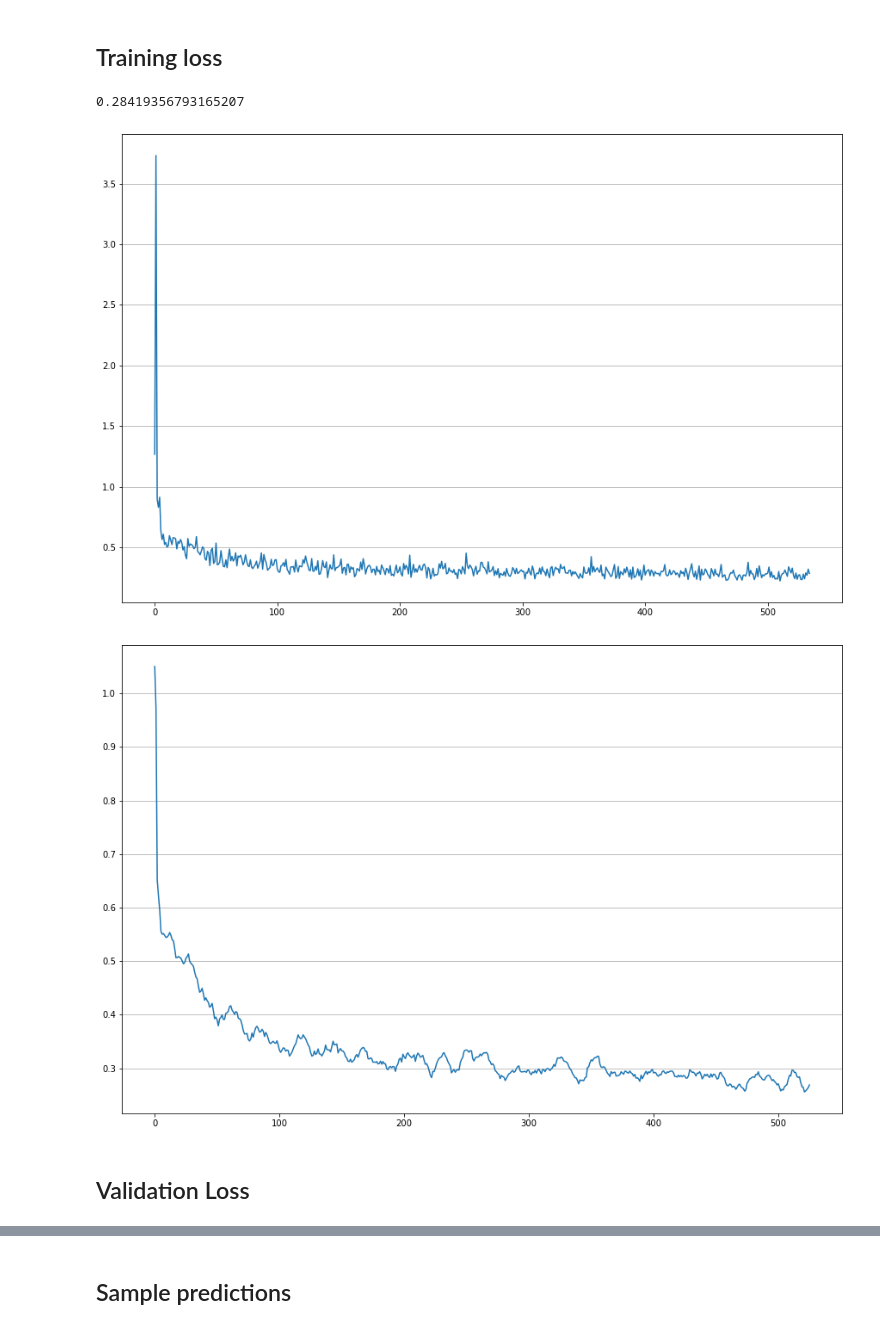
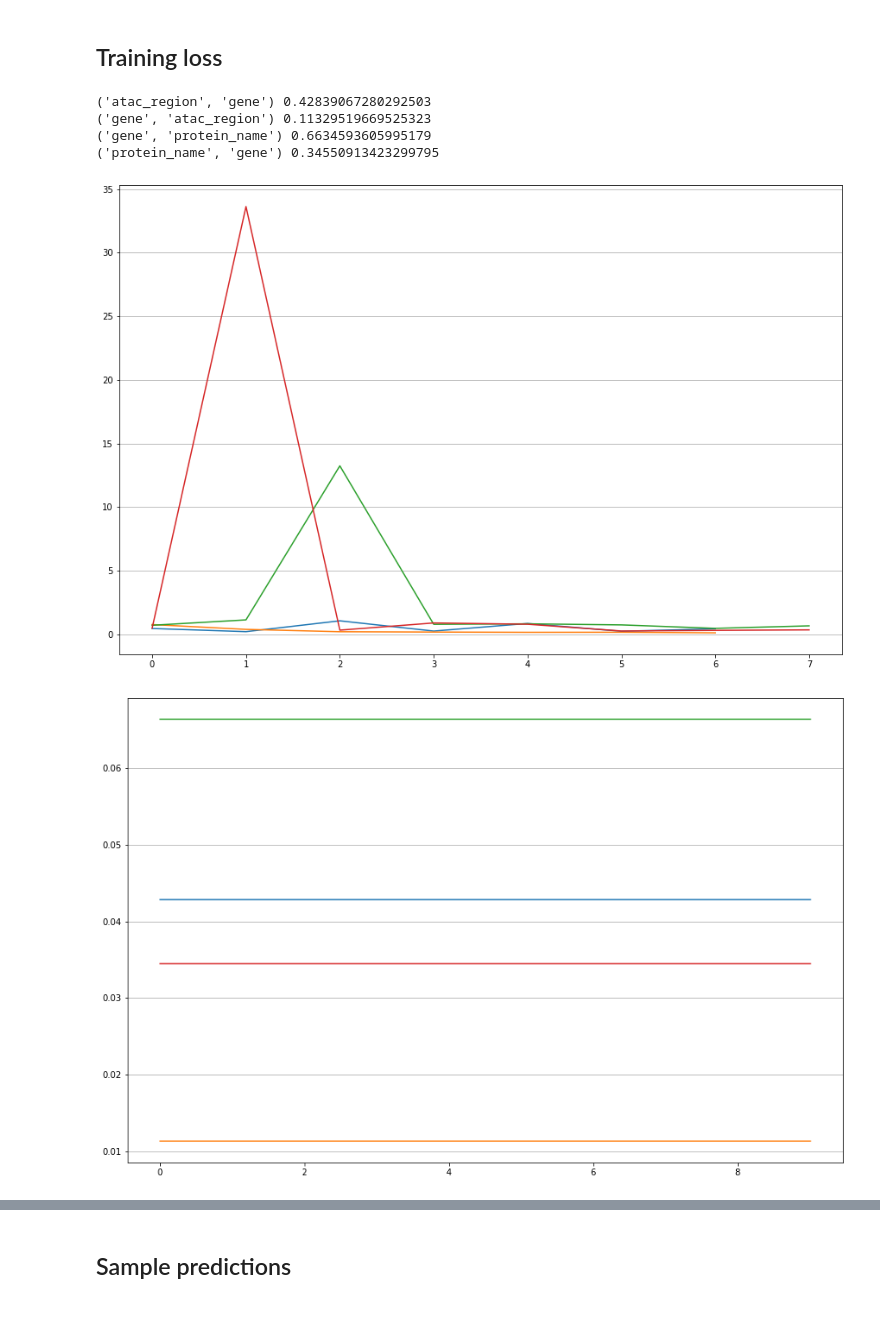
Before and after one commit to bglazer/opisca, a Jupyter notebook: training_logs.ipynb, the cells around one changed output, grey strips where cells are left out. Saved outputs shown, nothing was run; the diff lists cells and outputs as text; code cells hidden in the pictures.

```diff
--- a/training_logs.ipynb
+++ b/training_logs.ipynb
@@ -38,13 +62,7 @@ class LogReader():
 # %%
-keys = [
+keys += [
     'Batch',
     'Epoch',
-    'train zero one loss',
-    'train value loss',
-    'train prediction loss',
-    'validation zero one loss',
-    'validation value loss',
-    'validation prediction loss',
 ]
 # %% [markdown]
 #### Bucket Size
@@ -57,9 +75,7 @@ matches = {}
 #### Timestamp of run
 # %%
 timestamps = [
-'20211027-1353',
-'20211027-1354',
-'20211027-1431',
+'20211028-1331',
 ]
 files = [f'logs/train_earl_{tmstp}.log' for tmstp in timestamps]
 # %%
@@ -99,0 +88,2 @@ pprint(json.load(open(f'logs/earl_params_{timestamps[idx]}.json')))
+# %%
+idx = 0
@@ -114,20 +131,25 @@ batch
 # %% [markdown]
 ## Training loss
 # %%
-training_loss = matches['train prediction loss']
 plt.figure(figsize=(15,10))
 plt.grid(axis='y')
-_=plt.plot(training_loss)
-print(training_loss[-1])
+
+for task in tasks:
+    training_loss = matches[f'train prediction loss {task}']
+    _=plt.plot(training_loss)
+    print(task, training_loss[-1])
 # %% [output]
-0.28419356793165207
+('atac_region', 'gene') 0.42839067280292503
+('gene', 'atac_region') 0.11329519669525323
+('gene', 'protein_name') 0.6634593605995179
+('protein_name', 'gene') 0.34550913423299795
-[figure, old version]
+[figure, new version]
 # %%
-training_loss = matches['train prediction loss']
 plt.figure(figsize=(15,10))
 plt.grid(axis='y')
-_=plt.plot(moving_average(training_loss,10))
+
+for task in tasks:
+    training_loss = matches[f'train prediction loss {task}']
+    _=plt.plot(moving_average(training_loss[-1],10))
 # %% [output]
-[figure, old version]
+[figure, new version]
-# %% [markdown]
-## Validation Loss
```
Also changed, not shown: parts of 24 cells of this notebook.
